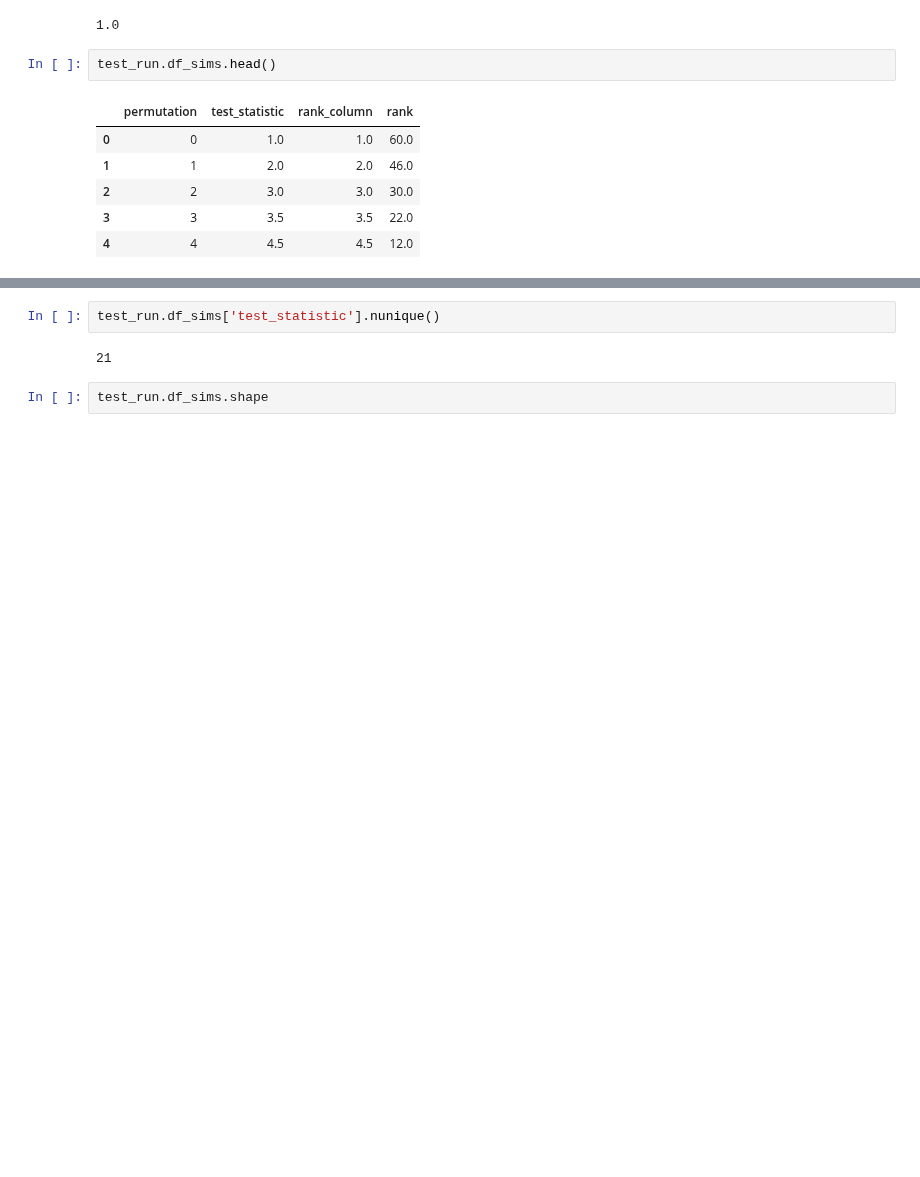
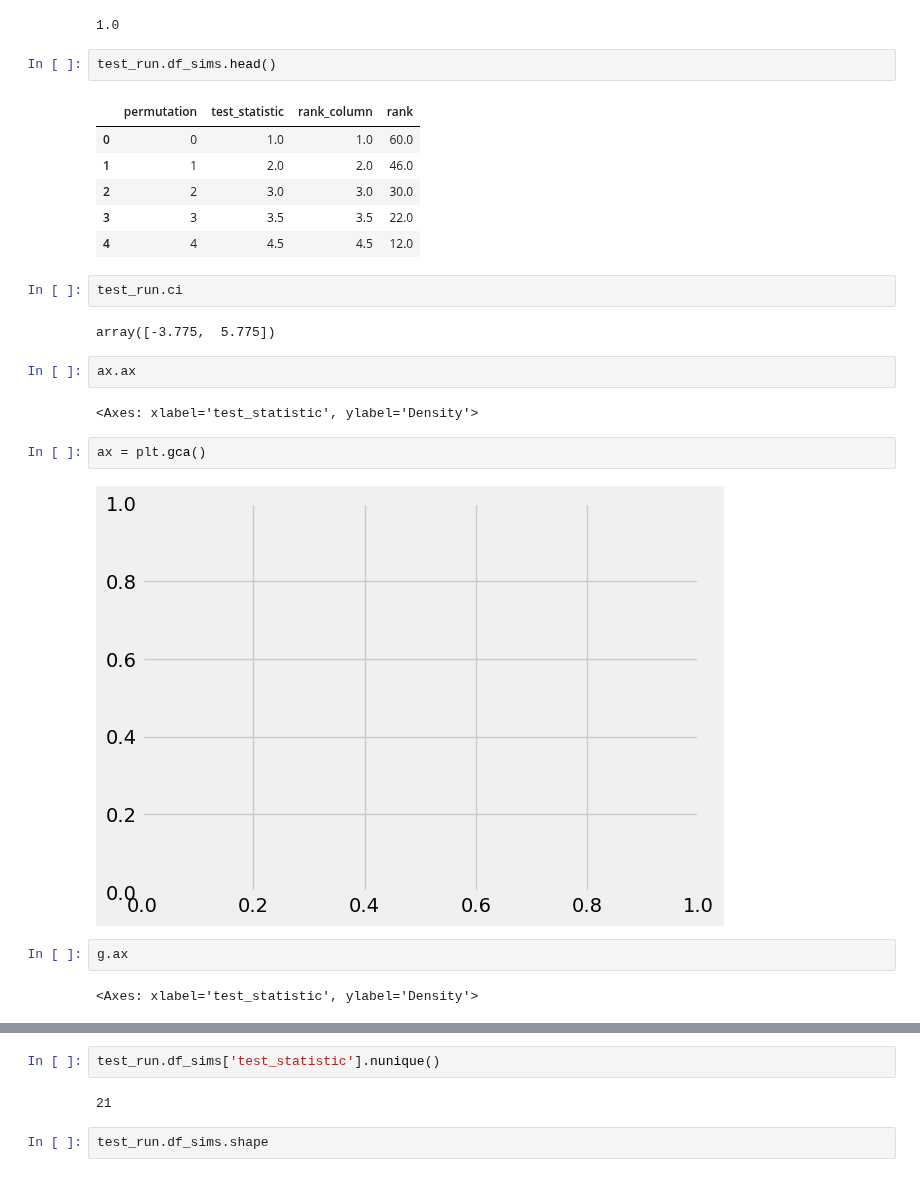
Before and after one commit to dokeeffe87/stats_utils, a Jupyter notebook: notebooks/scratch_work/dev_randomization_inference.ipynb, the cells around one changed output, grey strips where cells are left out. Cells and saved outputs as stored; diff of their text form; blank space fills up the shorter version.

```diff
--- a/notebooks/scratch_work/dev_randomization_inference.ipynb
+++ b/notebooks/scratch_work/dev_randomization_inference.ipynb
@@ -445,3 +679,19 @@ test_run.df_sims.head()
 | 2 | 2 | 3.0 | 3.0 | 30.0 |
 | 3 | 3 | 3.5 | 3.5 | 22.0 |
 | 4 | 4 | 4.5 | 4.5 | 12.0 |
+# %%
+test_run.ci
+# %% [output]
+array([-3.775,  5.775])
+# %%
+ax.ax
+# %% [output]
+<Axes: xlabel='test_statistic', ylabel='Density'>
+# %%
+ax = plt.gca()
+# %% [output]
+[figure, added]
+# %%
+g.ax
+# %% [output]
+<Axes: xlabel='test_statistic', ylabel='Density'>
```
Also changed, not shown: parts of 10 cells of this notebook.
